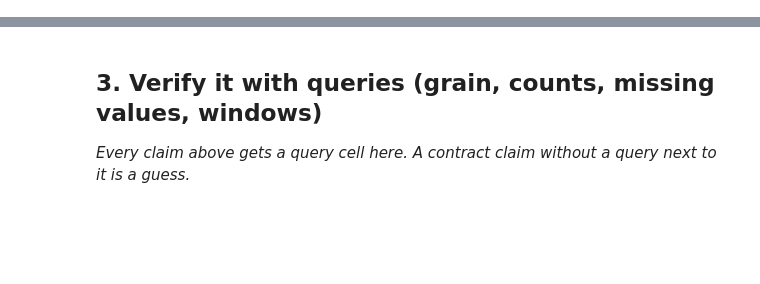
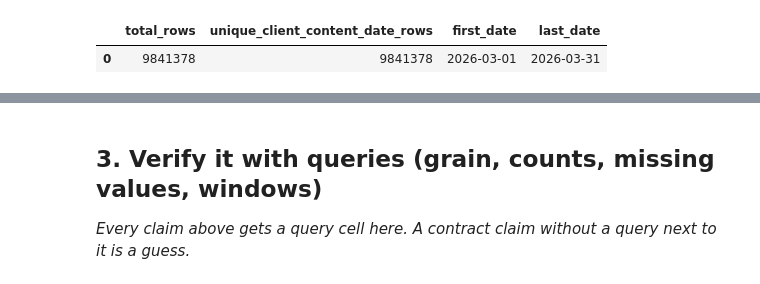
Before and after one commit to busrayildirim0/flyrank-ml-internship, a Jupyter notebook: work/notebooks/w03_data_contract.ipynb, the cells around one changed output, grey strips where cells are left out. Saved outputs shown, nothing was run; the diff lists cells and outputs as text; code cells hidden in the pictures; blank space fills up the shorter version.

```diff
--- a/work/notebooks/w03_data_contract.ipynb
+++ b/work/notebooks/w03_data_contract.ipynb
@@ -19,0 +79,27 @@ This skeleton is yours to fill. Work the sections **in order** — each one has
+# %%
+HF_BASE = "hf://datasets/FlyRank/internship-warehouse"
+
+# 1. Hive partitioning (month=YYYY-MM) destekli günlük performans tablosu
+con.sql(f"""
+CREATE OR REPLACE VIEW fact_content_daily_performance AS
+SELECT * FROM read_parquet('{HF_BASE}/fact_content_daily_performance/*/*.parquet', hive_partitioning=1);
+""")
+
+# 2. Boyut ve diğer tablolar
+con.sql(f"""
+CREATE OR REPLACE VIEW dim_clients AS
+SELECT * FROM read_parquet('{HF_BASE}/dim_clients.parquet');
+
+CREATE OR REPLACE VIEW dim_content AS
+SELECT * FROM read_parquet('{HF_BASE}/dim_content.parquet');
+""")
+
+# 3. Notebook'un beklediği TABLES sözlüğü eşlemesi
+TABLES = {
+    'fact_daily': 'fact_content_daily_performance',
+    'dim_client': 'dim_clients',
+    'dim_content': 'dim_content'
+}
+
+print("Tablolar başarıyla yüklendi!")
+con.sql("SHOW TABLES;").show()
@@ -19,0 +116,18 @@ This skeleton is yours to fill. Work the sections **in order** — each one has
+# %%
+# Verify the unit of analysis and March 2026 time window
+march_check = con.sql(f"""
+SELECT
+    COUNT(*) AS total_rows,
+    COUNT(DISTINCT client_hash_id || '-' || content_hash_id || '-' || CAST(report_date AS VARCHAR))
+        AS unique_client_content_date_rows,
+    MIN(report_date) AS first_date,
+    MAX(report_date) AS last_date
+FROM {TABLES['fact_daily']}
+WHERE report_date >= DATE '2026-03-01'
+  AND report_date < DATE '2026-04-01'
+""").df()
+
+march_check
+# %% [output]
+|  | total_rows | unique_client_content_date_rows | first_date | last_date |
+| 0 | 9841378 | 9841378 | 2026-03-01 | 2026-03-31 |
```
Also changed, not shown: parts of 13 cells of this notebook.
